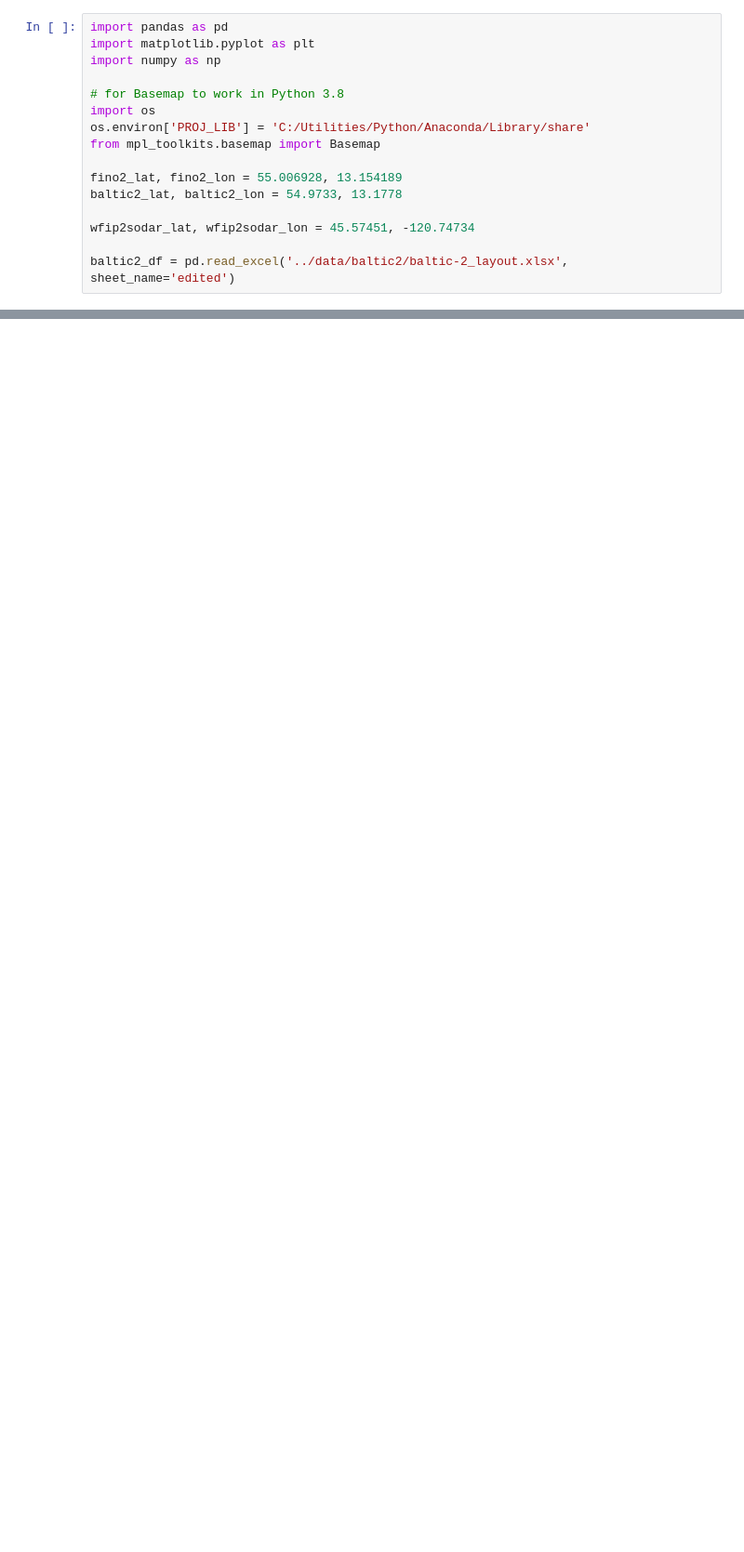
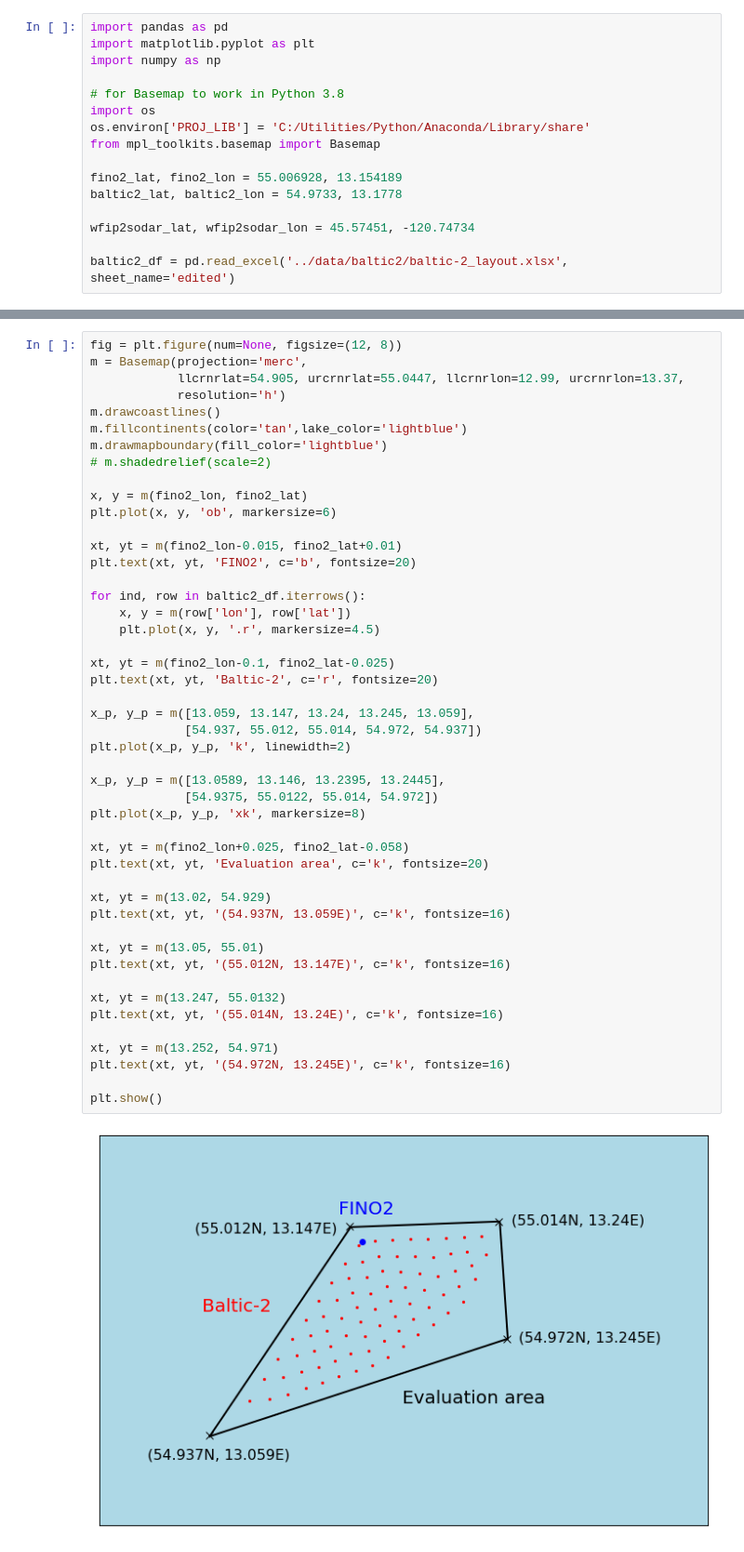
Before and after one commit to joejoeyjoseph/i-validate, a Jupyter notebook: notebooks/z_plot_baltic2_layout.ipynb, the cells around one changed output, grey strips where cells are left out. Shown at 93% size. Drawn from its saved outputs; the diff is of its cells as text; blank space fills up the shorter version.

```diff
--- a/notebooks/z_plot_baltic2_layout.ipynb
+++ b/notebooks/z_plot_baltic2_layout.ipynb
@@ -43,3 +43,52 @@ plt.show()
+# %%
+fig = plt.figure(num=None, figsize=(12, 8))
+m = Basemap(projection='merc',
+            llcrnrlat=54.905, urcrnrlat=55.0447, llcrnrlon=12.99, urcrnrlon=13.37,
+            resolution='h')
+m.drawcoastlines()
+m.fillcontinents(color='tan',lake_color='lightblue')
+m.drawmapboundary(fill_color='lightblue')
+# m.shadedrelief(scale=2)
+
+x, y = m(fino2_lon, fino2_lat)
+plt.plot(x, y, 'ob', markersize=6)
+
+xt, yt = m(fino2_lon-0.015, fino2_lat+0.01)
+plt.text(xt, yt, 'FINO2', c='b', fontsize=20)
+
+for ind, row in baltic2_df.iterrows():
+    x, y = m(row['lon'], row['lat'])
+    plt.plot(x, y, '.r', markersize=4.5)
+
+xt, yt = m(fino2_lon-0.1, fino2_lat-0.025)
+plt.text(xt, yt, 'Baltic-2', c='r', fontsize=20)
+
+x_p, y_p = m([13.059, 13.147, 13.24, 13.245, 13.059],
+             [54.937, 55.012, 55.014, 54.972, 54.937])
+plt.plot(x_p, y_p, 'k', linewidth=2)
+
+x_p, y_p = m([13.0589, 13.146, 13.2395, 13.2445],
+             [54.9375, 55.0122, 55.014, 54.972])
+plt.plot(x_p, y_p, 'xk', markersize=8)
+
+xt, yt = m(fino2_lon+0.025, fino2_lat-0.058)
+plt.text(xt, yt, 'Evaluation area', c='k', fontsize=20)
+
+xt, yt = m(13.02, 54.929)
+plt.text(xt, yt, '(54.937N, 13.059E)', c='k', fontsize=16)
+
+xt, yt = m(13.05, 55.01)
+plt.text(xt, yt, '(55.012N, 13.147E)', c='k', fontsize=16)
+
+xt, yt = m(13.247, 55.0132)
+plt.text(xt, yt, '(55.014N, 13.24E)', c='k', fontsize=16)
+
+xt, yt = m(13.252, 54.971)
+plt.text(xt, yt, '(54.972N, 13.245E)', c='k', fontsize=16)
+
+plt.show()
+# %% [output]
+[figure, added]
 # %%
 fig = plt.figure(num=None, figsize=(12, 8))
 m = Basemap(projection='merc',
```
Also changed, not shown: parts of 3 cells of this notebook.
